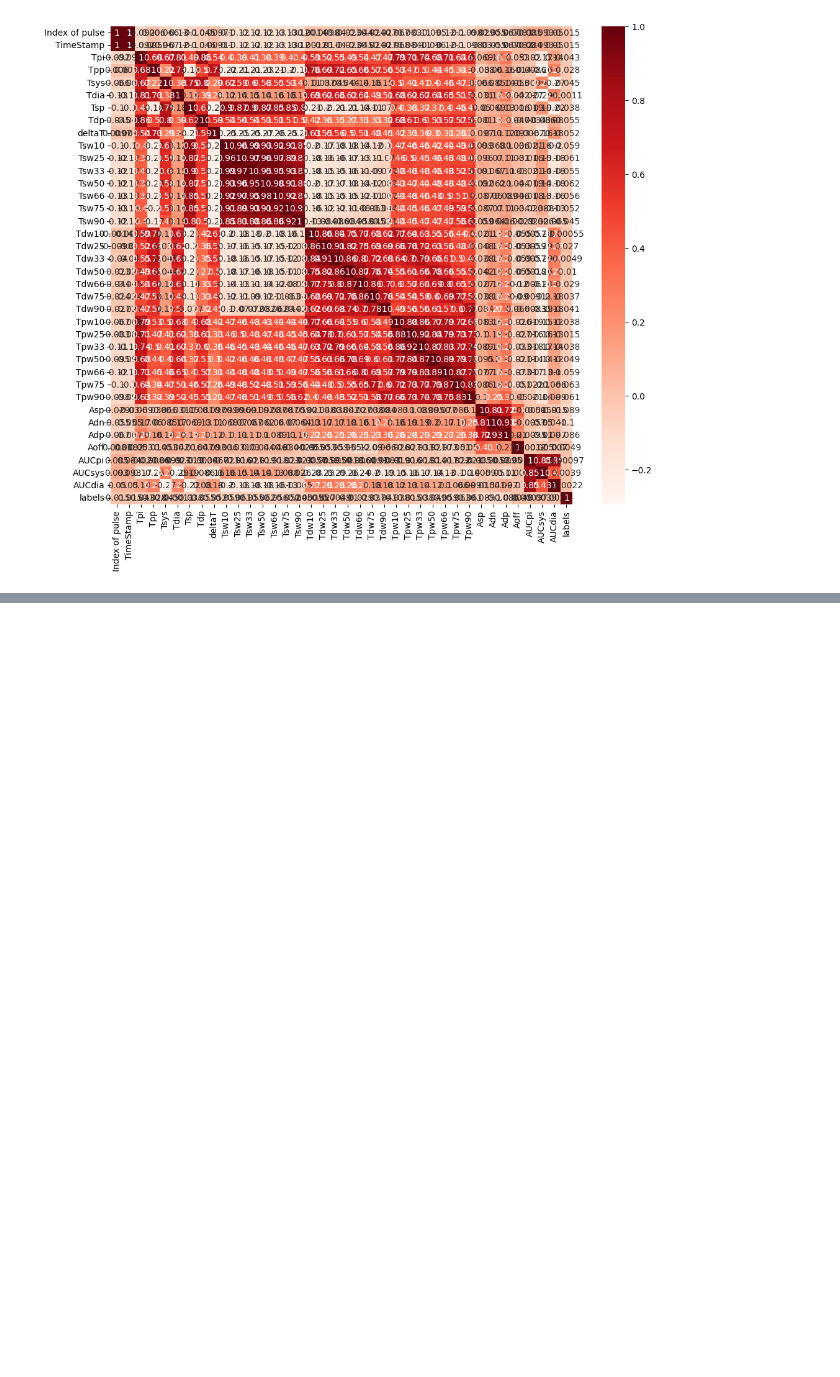
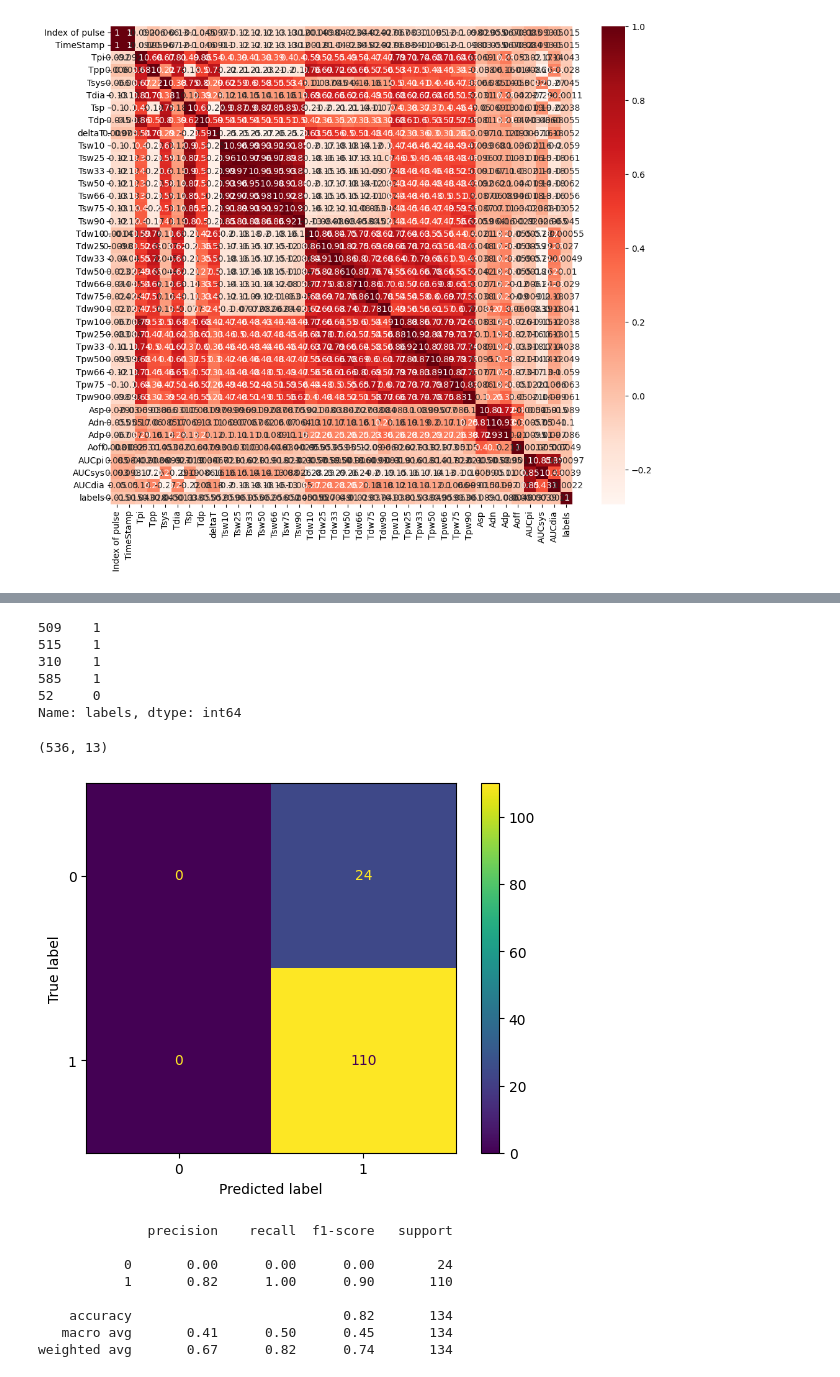
Before and after one commit to FrancescoLeni/AI_PPG, a Jupyter notebook: correlation_analysis_attempy.ipynb, the cells around one changed output, grey strips where cells are left out. Saved outputs shown, nothing was run; the diff lists cells and outputs as text; code cells hidden in the pictures; blank space fills up the shorter version.

```diff
--- a/correlation_analysis_attempy.ipynb
+++ b/correlation_analysis_attempy.ipynb
@@ -165,0 +208,13 @@ KeyError: ('Tpi', 'Tpp', 'Tsys', 'Tdia', 'Tsp', 'Tdp')
+# %%
+train_features = train_features.dropna()
+# %%
+from sklearn.model_selection import train_test_split
+
+train_split, test_split = train_test_split(train_features, test_size= 0.2)
+
+train_labels = train_split['labels']
+train_split = train_split.drop(columns=['labels','Index of pulse'])
+
+
+test_labels = test_split['labels']
+test_split = test_split.drop(columns =['labels','Index of pulse'])
@@ -165,0 +248,53 @@ KeyError: ('Tpi', 'Tpp', 'Tsys', 'Tdia', 'Tsp', 'Tdp')
+# %%
+train_labels.head()
+# %% [output]
+509    1
+515    1
+310    1
+585    1
+52     0
+Name: labels, dtype: int64
+# %%
+train_split.shape
+# %% [output]
+(536, 13)
+# %%
+def testModel(train_features, train_labels, test_features, test_labels):
+  clf = svm.SVC(C=1.0,
+              kernel='rbf', # linear ‘linear’, ‘poly’, ‘rbf’, ‘sigmoid’, ‘precomputed’
+              degree=6,
+              gamma='scale',
+              coef0=0.0,
+              shrinking=True,
+              probability=False,
+              tol=0.001,
+              cache_size=200,
+              class_weight=None,
+              verbose=False,
+              max_iter=- 1,
+              decision_function_shape='ovr',
+              break_ties=False)
+
+
+  clf.fit(train_features, train_labels)
+
+  # d. Predit test labels
+  test_predicted = clf.predict(test_features)
+
+  # e. plot confusion matrix
+  plot_confusionMatrix(test_labels, test_predicted, clf)
+
+  # f. display classification results
+  print(classification_report(test_labels, test_predicted))
+# %%
+testModel(train_split, train_labels, test_split, test_labels)
+# %% [output]
+[figure, added]
+              precision    recall  f1-score   support
+
+           0       0.00      0.00      0.00        24
+           1       0.82      1.00      0.90       110
+
+    accuracy                           0.82       134
+   macro avg       0.41      0.50      0.45       134
+weighted avg       0.67      0.82      0.74       134
```
Also changed, not shown: parts of 9 cells of this notebook, 1 other file.
